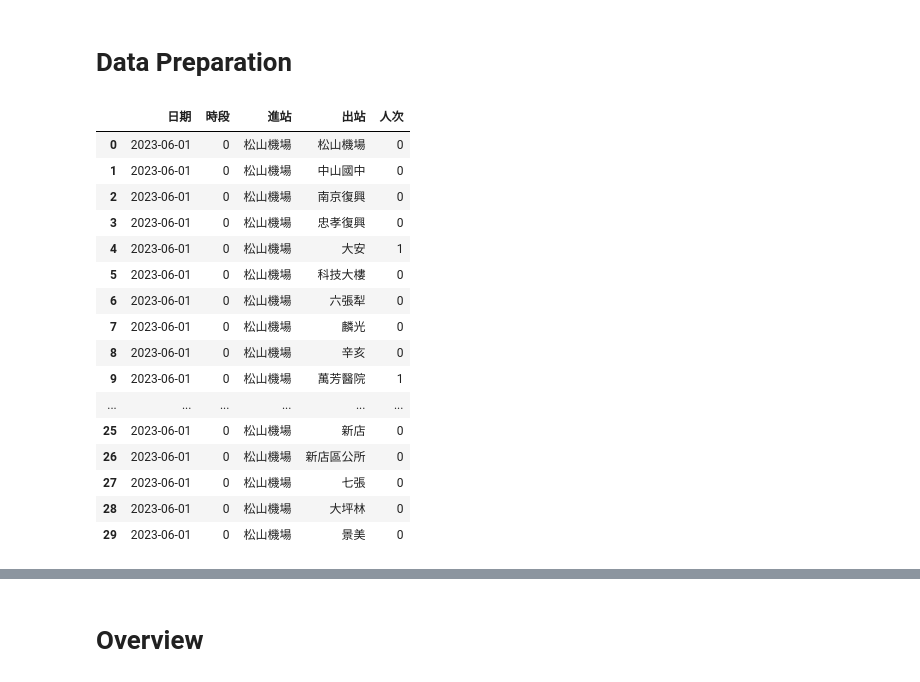
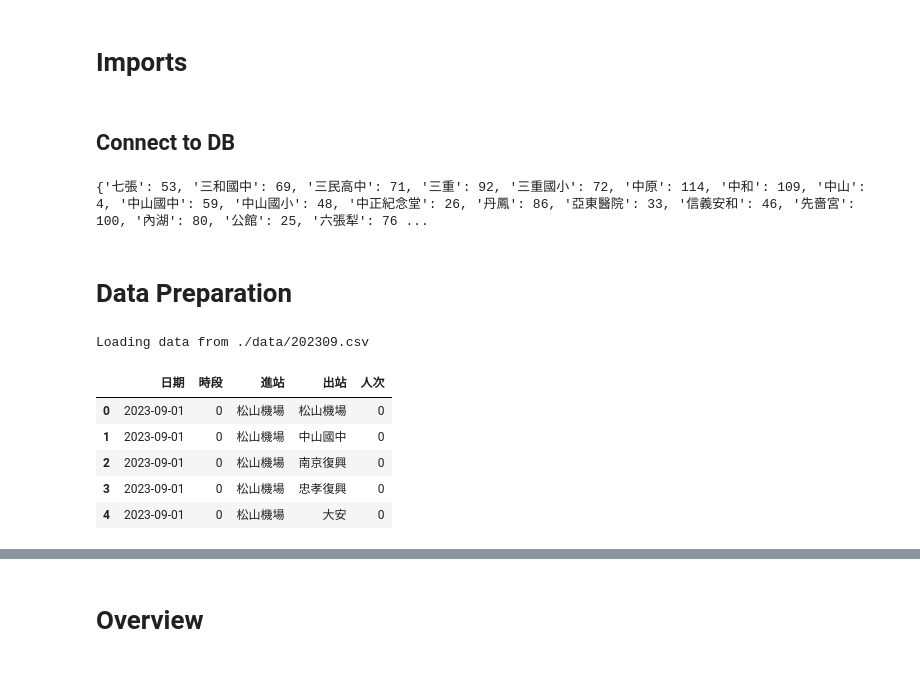
Before and after one commit to YHTerrance/taipei-great-migration, a Jupyter notebook: EDA.ipynb, the cells around one changed output, grey strips where cells are left out. Saved outputs shown, nothing was run; the diff lists cells and outputs as text; code cells hidden in the pictures.

```diff
--- a/EDA.ipynb
+++ b/EDA.ipynb
@@ -0,0 +1,2 @@
+# %% [markdown]
+# Imports
@@ -1,43 +11,55 @@
+# %% [markdown]
+## Connect to DB
+# %%
+def get_station_id_mapping(eng):
+
+    with eng.connect() as connection:
+        query = text("""
+        SELECT station_id, station_name
+        FROM Stations
+        """)
+        result = connection.execute(query)
+        mapping = {}
+        for row in result:
+            mapping[row[1]] = row[0]
+
+        connection.commit()
+
+    return mapping
+
+ENGINE = create_engine()
+MAPPING = get_station_id_mapping(ENGINE)
+
+print(MAPPING)
+# %% [output]
+{'七張': 53, '三和國中': 69, '三民高中': 71, '三重': 92, '三重國小': 72, '中原': 114, '中和': 109, '中山': 4, '中山國中': 59, '中山國小': 48, '中正紀念堂': 26, '丹鳳': 86, '亞東醫院': 33, '信義安和': 46, '先嗇宮': 100, '內湖': 80, '公館': 25, '六張犁': 76 ...
 # %% [markdown]
 # Data Preparation
 # %%
-import glob
-import os
-import pandas as pd
-import numpy as np
-from dotenv import load_dotenv
-
 load_dotenv()
 
 files = glob.glob(os.getenv("OD_FILE"))
 
 # Load the data from the first file in the list
+print("Loading data from", files[0])
 data = pd.read_csv(files[0])
 
 # Clean data
 data = data.replace('O景安','景安')
 data = data.replace('BL板橋','板橋')
 data = data.replace('Y板橋','板橋')
 data = data.replace('G大坪林','大坪林')
 data = data.replace('O頭前庄','頭前庄')
 
+MONTH = pd.to_datetime(data['日期'].iloc[0])
+
 # Print the first few rows of the data
-data.head(n=30)
+data.head()
 # %% [output]
+Loading data from ./data/202309.csv
 |  | 日期 | 時段 | 進站 | 出站 | 人次 |
-| 0 | 2023-06-01 | 0 | 松山機場 | 松山機場 | 0 |
-| 1 | 2023-06-01 | 0 | 松山機場 | 中山國中 | 0 |
-| 2 | 2023-06-01 | 0 | 松山機場 | 南京復興 | 0 |
-| 3 | 2023-06-01 | 0 | 松山機場 | 忠孝復興 | 0 |
-| 4 | 2023-06-01 | 0 | 松山機場 | 大安 | 1 |
-| 5 | 2023-06-01 | 0 | 松山機場 | 科技大樓 | 0 |
-| 6 | 2023-06-01 | 0 | 松山機場 | 六張犁 | 0 |
-| 7 | 2023-06-01 | 0 | 松山機場 | 麟光 | 0 |
-| 8 | 2023-06-01 | 0 | 松山機場 | 辛亥 | 0 |
-| 9 | 2023-06-01 | 0 | 松山機場 | 萬芳醫院 | 1 |
-| ... | ... | ... | ... | ... | ... |
-| 25 | 2023-06-01 | 0 | 松山機場 | 新店 | 0 |
-| 26 | 2023-06-01 | 0 | 松山機場 | 新店區公所 | 0 |
-| 27 | 2023-06-01 | 0 | 松山機場 | 七張 | 0 |
-| 28 | 2023-06-01 | 0 | 松山機場 | 大坪林 | 0 |
-| 29 | 2023-06-01 | 0 | 松山機場 | 景美 | 0 |
+| 0 | 2023-09-01 | 0 | 松山機場 | 松山機場 | 0 |
+| 1 | 2023-09-01 | 0 | 松山機場 | 中山國中 | 0 |
+| 2 | 2023-09-01 | 0 | 松山機場 | 南京復興 | 0 |
+| 3 | 2023-09-01 | 0 | 松山機場 | 忠孝復興 | 0 |
+| 4 | 2023-09-01 | 0 | 松山機場 | 大安 | 0 |
```
Also changed, not shown: parts of 24 cells of this notebook, 2 other files.
